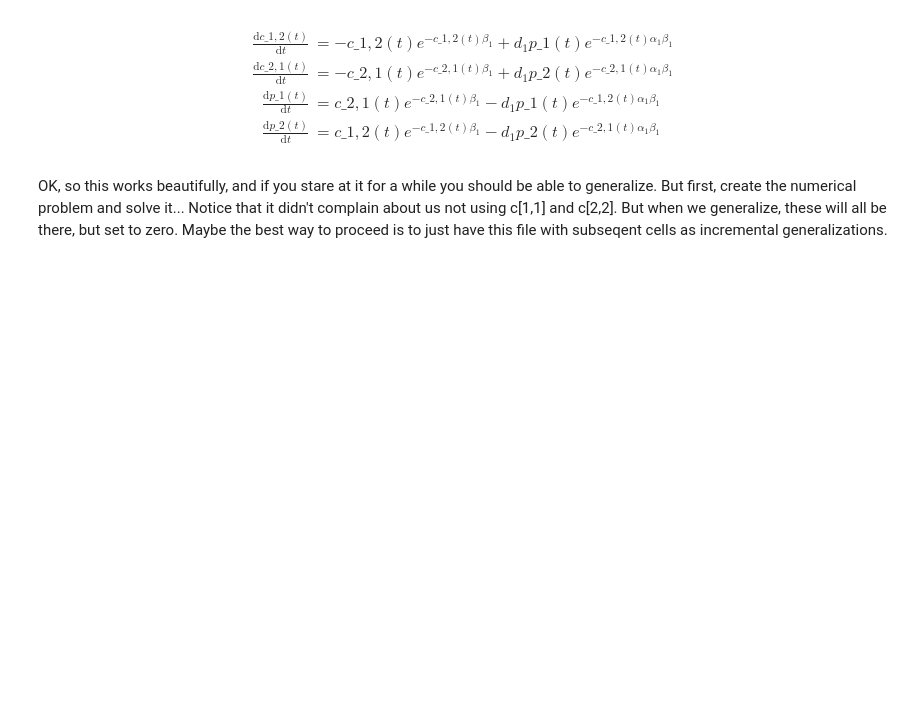
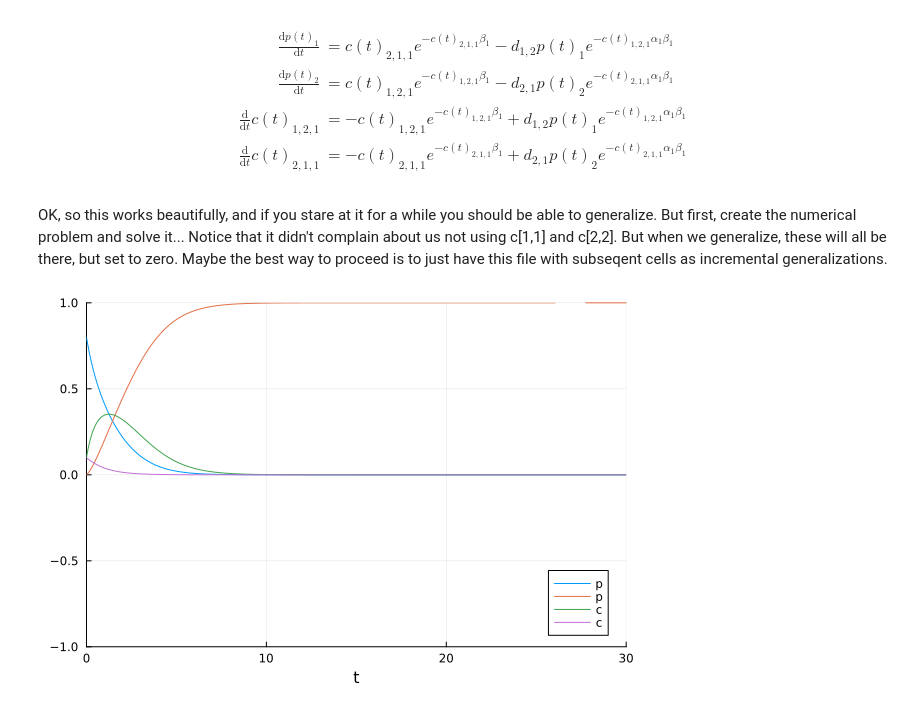
Before and after one commit to acossairt/traffic_air_quality_modeling, a Jupyter notebook: experiments_and_tutorials/2DvectorizedTraffic.ipynb, the cells around one changed output. Saved outputs shown, nothing was run; the diff lists cells and outputs as text; code cells hidden in the pictures; blank space fills up the shorter version.

```diff
--- a/experiments_and_tutorials/2DvectorizedTraffic.ipynb
+++ b/experiments_and_tutorials/2DvectorizedTraffic.ipynb
@@ -14,7 +14,7 @@ Nc=1
 #patches
 @variables p(t)[1:Np]
 #corridors
-@variables c(t)[1:Np,1:Np] #note, this is only for 1 corridor and will have to be modifed.
+@variables c(t)[1:Np,1:Np,1:Nc] #note, this is only for 1 corridor and will have to be modifed.
 
 #=
 Note, think about generalizing c(t) for multiple corridors... i.e. c(t)[1:Nc,1:Np,1:Np]
@@ -24,7 +24,7 @@ I have not tested this, but this shold make a Nc x Np x Np array.
 
 @parameters α[1:Nc]
 @parameters β[1:Nc]
-@parameters d[1:Nc]
+@parameters d[1:Np, 1:Np]
 
 #=
 
@@ -64,10 +64,10 @@ etcetera
 #define the corridor flux matrix
 
 eqs = [
-    D.(p[1]) ~ ExFlx(c[2,1],β[1]) - EnFlx(p[1],c[1,2],d[1],α[1],β[1]),
-    D.(p[2]) ~ ExFlx(c[1,2],β[1]) - EnFlx(p[2],c[2,1],d[1],α[1],β[1]),
-    D.(c[1,2]) ~ - ExFlx(c[1,2],β[1]) + EnFlx(p[1],c[1,2],d[1],α[1],β[1]),
-    D.(c[2,1]) ~ - ExFlx(c[2,1],β[1]) + EnFlx(p[2],c[2,1],d[1],α[1],β[1])
+    D.(p[1]) ~ ExFlx(c[2,1,1],β[1]) - EnFlx(p[1],c[1,2,1],d[1,2],α[1],β[1]),
+    D.(p[2]) ~ ExFlx(c[1,2,1],β[1]) - EnFlx(p[2],c[2,1,1],d[2,1],α[1],β[1]),
+    D.(c[1,2,1]) ~ - ExFlx(c[1,2,1],β[1]) + EnFlx(p[1],c[1,2,1],d[1,2],α[1],β[1]),
+    D.(c[2,1,1]) ~ - ExFlx(c[2,1,1],β[1]) + EnFlx(p[2],c[2,1,1],d[2,1],α[1],β[1])
 ]
 
 #define equations
@@ -80,11 +80,28 @@ eqs = [
 @mtkbuild model = ODESystem(eqs, t)
 # %% [output]
 $$ \begin{align}
-\frac{\mathrm{d} c\_{1,2}\left( t \right)}{\mathrm{d}t} &=  - c\_{1,2}\left( t \right) e^{ - c\_{1,2}\left( t \right) \beta_{1}} + d_{1} p\_{1}\left( t \right) e^{ - c\_{1,2}\left( t \right) \alpha_{1} \beta_{1}} \\
-\frac{\mathrm{d} c\_{2,1}\left( t \right)}{\mathrm{d}t} &=  - c\_{2,1}\left( t \right) e^{ - c\_{2,1}\left( t \right) \beta_{1}} + d_{1} p\_{2}\left( t \right) e^{ - c\_{2,1}\left( t \right) \alpha_{1} \beta_{1}} \\
-\frac{\mathrm{d} p\_{1}\left( t \right)}{\mathrm{d}t} &= c\_{2,1}\left( t \right) e^{ - c\_{2,1}\left( t \right) \beta_{1}} - d_{1} p\_{1}\left( t \right) e^{ - c\_{1,2}\left( t \right) \alpha_{1} \beta_{1}} \\
-\frac{\mathrm{d} p\_{2}\left( t \right)}{\mathrm{d}t} &= c\_{1,2}\left( t \right) e^{ - c\_{1,2}\left( t \right) \beta_{1}} - d_{1} p\_{2}\left( t \right) e^{ - c\_{2,1}\left( t \right) \alpha_{1} \beta_{1}}
+\frac{\mathrm{d} p\left( t \right)_{1}}{\mathrm{d}t} &= c\left( t \right)_{2,1,1} e^{ - c\left( t \right)_{2,1,1} \beta_{1}} - d_{1,2} p\left( t \right)_{1} e^{ - c\left( t \right)_{1,2,1} \alpha_{1} \beta_{1}} \\
+\frac{\mathrm{d} p\left( t \right)_{2}}{\mathrm{d}t} &= c\left( t \right)_{1,2,1} e^{ - c\left( t \right)_{1,2,1} \beta_{1}} - d_{2,1} p\left( t \right)_{2} e^{ - c\left( t \right)_{2,1,1} \alpha_{1} \beta_{1}} \\
+\frac{\mathrm{d}}{\mathrm{d}t} c\left( t \right)_{1,2,1} &=  - c\left( t \right)_{1,2,1} e^{ - c\left( t \right)_{1,2,1} \beta_{1}} + d_{1,2} p\left( t \right)_{1} e^{ - c\left( t \right)_{1,2,1} \alpha_{1} \beta_{1}} \\
+\frac{\mathrm{d}}{\mathrm{d}t} c\left( t \right)_{2,1,1} &=  - c\left( t \right)_{2,1,1} e^{ - c\left( t \right)_{2,1,1} \beta_{1}} + d_{2,1} p\left( t \right)_{2} e^{ - c\left( t \right)_{2,1,1} \alpha_{1} \beta_{1}}
 \end{align}
  $$
 # %% [markdown]
 OK, so this works beautifully, and if you stare at it for a while you should be able to generalize. But first, create the numerical problem and solve it... Notice that it didn't complain about us not using c[1,1] and c[2,2]. But when we generalize, these will all be there, but set to zero.  Maybe the best way to proceed is to just have this file with subseqent cells as incremental generalizations.
+# %%
+# build numerical problem to solve
+my_α = [1]
+my_β = [1]
+my_d = [0 1; 0 0]
+
+prob = ODEProblem(model, [p[1]=>0.8,p[2]=>0.0,c[1,2,1]=>0.1,c[2,1,1]=>0.1], (0.0, 30), [α => my_α, β=>my_β, d=>my_d])
+
+#numerically solve the problem and plot it
+
+sol = solve(prob,Tsit5())
+plot(sol, idxs = (p[1]), ylim=(-1,1))
+plot!(sol, idxs = (p[2]), xlim=(0,30))
+plot!(sol, idxs = (c[1,2,1]))
+plot!(sol, idxs = (c[2,1,1]))
+# %% [output]
+[figure, added]
```
Also changed, not shown: parts of 6 cells of this notebook.
